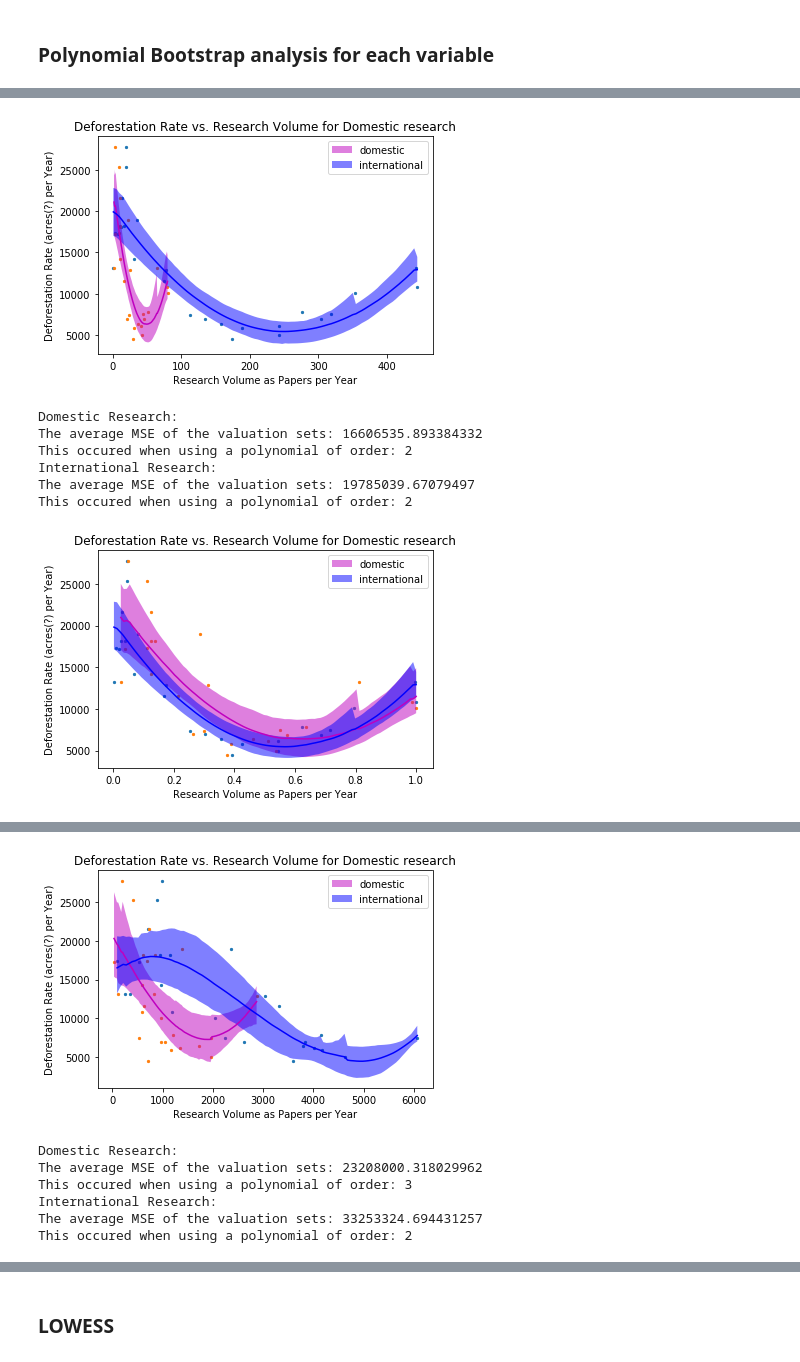
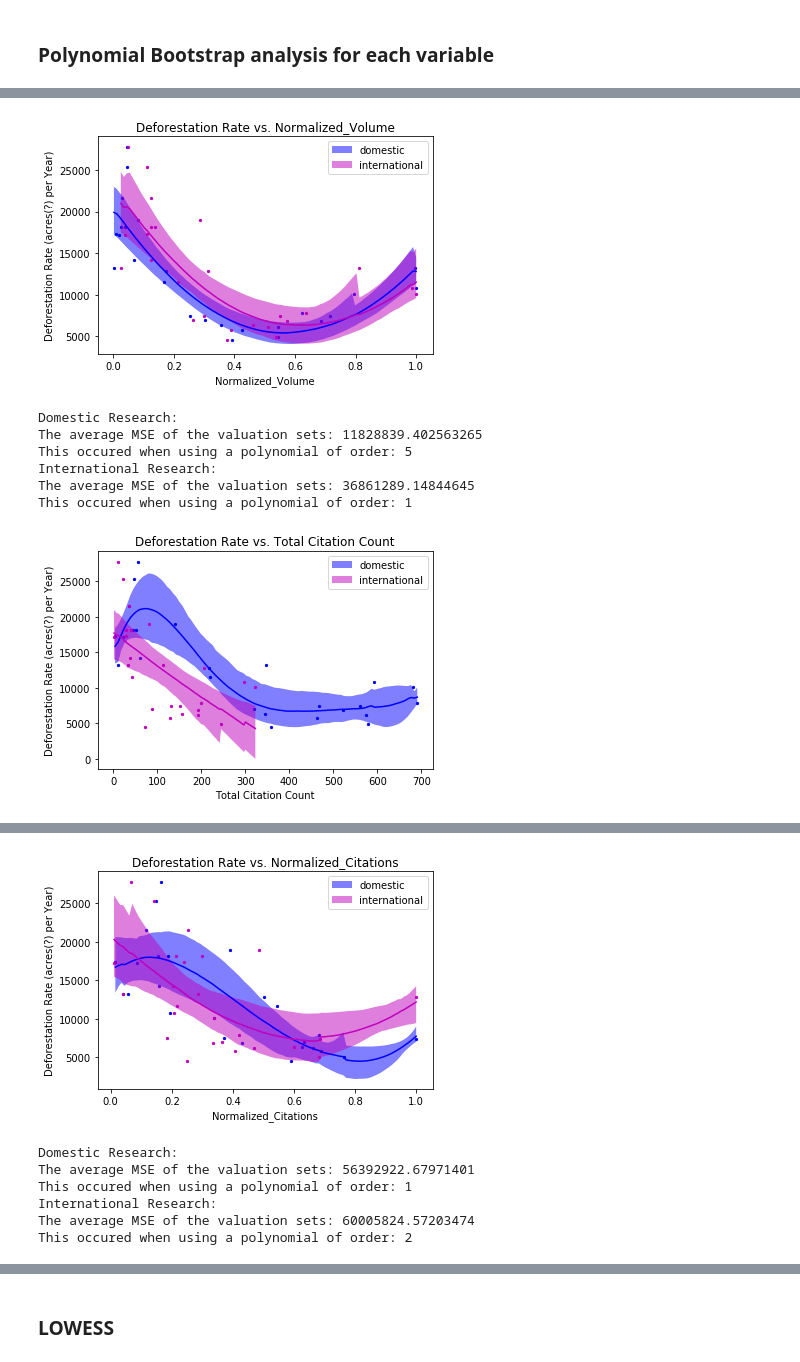
Before and after one commit to btiv/DSS_Final_Proj, a Jupyter notebook: Final Project Brazil.ipynb, the cells around one changed output, grey strips where cells are left out. Cells and saved outputs as stored; diff of their text form; code cells hidden in the pictures.

```diff
--- a/Final Project Brazil.ipynb
+++ b/Final Project Brazil.ipynb
@@ -301,0 +324,24 @@ international_df['Normalized_Citations'] = x_scaled[0:len(x_scaled)-1]
+# %%
+import statsmodels.api as sm
+
+
+# Fit the simple linear regression
+X = domestic_df[['Normalized_Citations', 'Normalized_Volume']][:-1]
+print(X)
+y = domestic_df['Deforestation'][:-1]
+
+
+# Create linear regression object
+sk_model = sm.OLS(y, sm.add_constant(X))
+results = sk_model.fit()
+
+print(results.summary())
+
+from mpl_toolkits import mplot3d
+
+
+fig = plt.figure()
+ax = plt.axes(projection='3d')
+ax.scatter3D(X['Normalized_Citations'], X['Normalized_Volume'], y)
+#ax.plot3D(X['Normalized_Citations'], X['Normalized_Volume'], sk_model)
+ax.view_init(-140, 60)
@@ -451,15 +516,17 @@ def plot_polynomial_bootstrap_analysis(domestic_df, international_df, variable_o
     print('International Research:')
     [y_bootstrap_summary_international, x_array_international] = bootstrap_polynomial_analysis(international_df, variable_of_interest, response, poly_order_max, k)
 
-    plt.scatter(domestic_df[variable_of_interest], domestic_df[response], s=5)
-    plt.scatter(international_df[variable_of_interest], international_df[response], s=5)
+    plt.scatter(domestic_df[variable_of_interest], domestic_df[response], s=5, color='b')
+    plt.plot(x_array_domestic, y_bootstrap_summary_domestic['median'], 'b')
+    plt.fill_between(x_array_domestic, y_bootstrap_summary_domestic['95_CI_low'], y_bootstrap_summary_domestic['95_CI_high'], facecolor = 'b', alpha = 0.5, label='domestic')
+
+    plt.scatter(international_df[variable_of_interest], international_df[response], s=5, color='m')
     plt.plot(x_array_international, y_bootstrap_summary_international['median'], 'm')
-    plt.fill_between(x_array_international, y_bootstrap_summary_international['95_CI_low'], y_bootstrap_summary_international['95_CI_high'], facecolor = 'm', alpha = 0.5, label='domestic')
-    plt.plot(x_array_domestic, y_bootstrap_summary_domestic['median'], 'b')
-    plt.fill_between(x_array_domestic, y_bootstrap_summary_domestic['95_CI_low'], y_bootstrap_summary_domestic['95_CI_high'], facecolor = 'b', alpha = 0.5, label='international')
-    plt.xlabel('Research Volume as Papers per Year')
+    plt.fill_between(x_array_international, y_bootstrap_summary_international['95_CI_low'], y_bootstrap_summary_international['95_CI_high'], facecolor = 'm', alpha = 0.5, label='international')
+
+    plt.xlabel(variable_of_interest)
     plt.ylabel('Deforestation Rate (acres(?) per Year)')
-    plt.title('Deforestation Rate vs. Research Volume for Domestic research')
+    plt.title(f'Deforestation Rate vs. {variable_of_interest}')
     plt.legend()
     plt.show()
 # %% [markdown]
@@ -472,8 +539,8 @@ Index(['Year', 'Deforestation', 'Paper Volume', 'GDP', 'Normalized_Volume',
       dtype='object')
 # %%
-plot_polynomial_bootstrap_analysis(domestic_df, international_df, 'Paper Volume')
 plot_polynomial_bootstrap_analysis(domestic_df, international_df, 'Normalized_Volume')
 plot_polynomial_bootstrap_analysis(domestic_df, international_df, 'Total Citation Count')
 plot_polynomial_bootstrap_analysis(domestic_df, international_df, 'Normalized_Citations')
+plot_polynomial_bootstrap_analysis(domestic_df, international_df, 'Avg Citation Count')
 # %% [output]
 Domestic Research:
@@ -484,10 +551,10 @@ The average MSE of the valuation sets: 19785039.67079469
 This occured when using a polynomial of order: 2
-[figure, old version]
+[figure, new version]
 Domestic Research:
-The average MSE of the valuation sets: 16606535.893384332
-This occured when using a polynomial of order: 2
+The average MSE of the valuation sets: 11828839.402563265
+This occured when using a polynomial of order: 5
 International Research:
-The average MSE of the valuation sets: 19785039.67079497
-This occured when using a polynomial of order: 2
+The average MSE of the valuation sets: 36861289.14844645
+This occured when using a polynomial of order: 1
-[figure, old version]
+[figure, new version]
 Domestic Research:
@@ -498,8 +565,8 @@ The average MSE of the valuation sets: 33253324.69443388
 This occured when using a polynomial of order: 2
-[figure, old version]
+[figure, new version]
 Domestic Research:
-The average MSE of the valuation sets: 23208000.318029962
-This occured when using a polynomial of order: 3
+The average MSE of the valuation sets: 56392922.67971401
+This occured when using a polynomial of order: 1
 International Research:
-The average MSE of the valuation sets: 33253324.694431257
+The average MSE of the valuation sets: 60005824.57203474
 This occured when using a polynomial of order: 2
```
Also changed, not shown: parts of 34 cells of this notebook.
